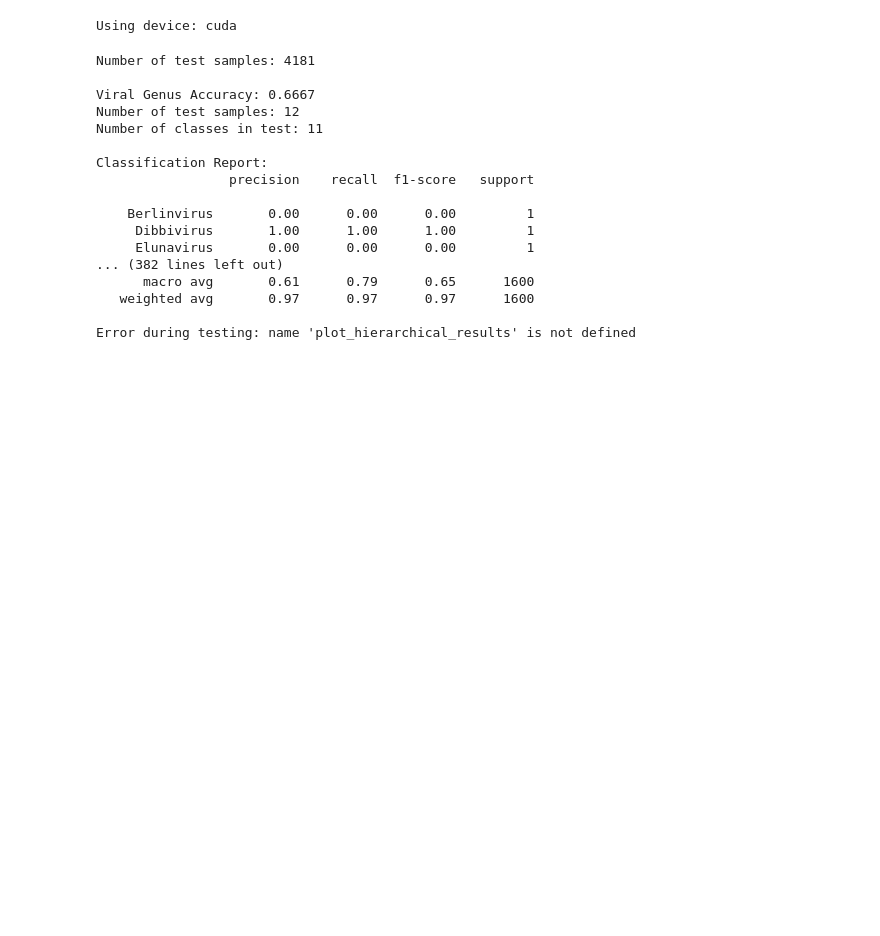
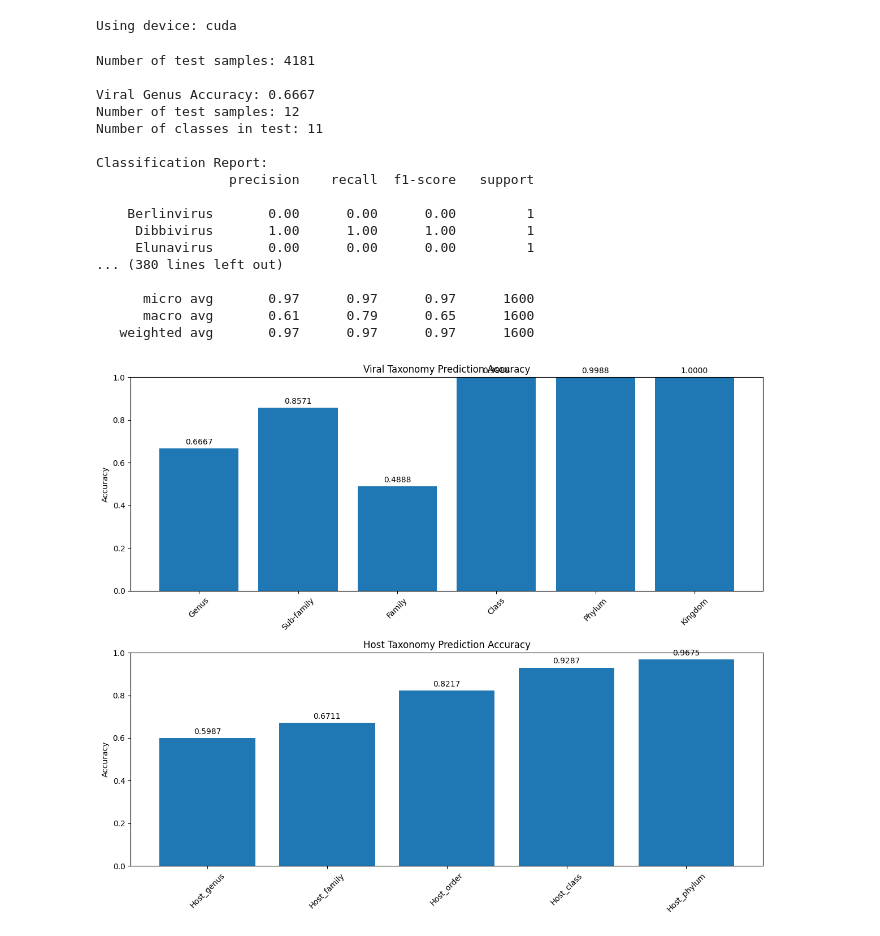
Before and after one commit to spicadust/llm-matrix, a Jupyter notebook: notebooks/mlp.ipynb, the cells around one changed output. Saved outputs shown, nothing was run; the diff lists cells and outputs as text; code cells hidden in the pictures; blank space fills up the shorter version.

```diff
--- a/notebooks/mlp.ipynb
+++ b/notebooks/mlp.ipynb
@@ -2760,6 +2760,39 @@ def test_hierarchical_model(model, metadata_df, embeddings, headers, encoders):
     return results
 
 
+def plot_hierarchical_results(results):
+    """
+    Plot accuracies for all taxonomy levels
+    """
+    viral_accuracies = {k: v["accuracy"] for k, v in results["viral"].items()}
+    host_accuracies = {k: v["accuracy"] for k, v in results["host"].items()}
+
+    fig, (ax1, ax2) = plt.subplots(2, 1, figsize=(12, 10))
+
+    # Plot viral taxonomy results
+    if viral_accuracies:
+        ax1.bar(viral_accuracies.keys(), viral_accuracies.values())
+        ax1.set_ylim(0, 1)
+        ax1.set_ylabel("Accuracy")
+        ax1.set_title("Viral Taxonomy Prediction Accuracy")
+        ax1.tick_params(axis="x", rotation=45)
+        for i, (level, acc) in enumerate(viral_accuracies.items()):
+            ax1.text(i, acc + 0.02, f"{acc:.4f}", ha="center")
+
+    # Plot host taxonomy results
+    if host_accuracies:
+        ax2.bar(host_accuracies.keys(), host_accuracies.values())
+        ax2.set_ylim(0, 1)
+        ax2.set_ylabel("Accuracy")
+        ax2.set_title("Host Taxonomy Prediction Accuracy")
+        ax2.tick_params(axis="x", rotation=45)
+        for i, (level, acc) in enumerate(host_accuracies.items()):
+            ax2.text(i, acc + 0.02, f"{acc:.4f}", ha="center")
+
+    plt.tight_layout()
+    plt.show()
+
+
 # Load and test the model
 try:
     # Load the checkpoint with weights_only=False
@@ -2797,33 +2830,34 @@ try:
 
     # Load the state dict
     model.load_state_dict(checkpoint["model_state_dict"])
     encoders = checkpoint["encoders"]
 
     # Run testing with metadata_test
     results = test_hierarchical_model(
         model, metadata_test, embeddings_megaDNA_matrix, headers_megaDNA_matrix, encoders
     )
 
     # Plot results
     plot_hierarchical_results(results)
 
 except Exception as e:
     print(f"Error during testing: {str(e)}")
 # %% [output]
 Number of test samples: 4181
 
 Viral Genus Accuracy: 0.6667
 Number of test samples: 12
 Number of classes in test: 11
 
 Classification Report:
                  precision    recall  f1-score   support
 
     Berlinvirus       0.00      0.00      0.00         1
      Dibbivirus       1.00      1.00      1.00         1
      Elunavirus       0.00      0.00      0.00         1
-... (382 lines left out)
+... (380 lines left out)
+
+      micro avg       0.97      0.97      0.97      1600
       macro avg       0.61      0.79      0.65      1600
    weighted avg       0.97      0.97      0.97      1600
-
-Error during testing: name 'plot_hierarchical_results' is not defined
+[figure, added]
```
